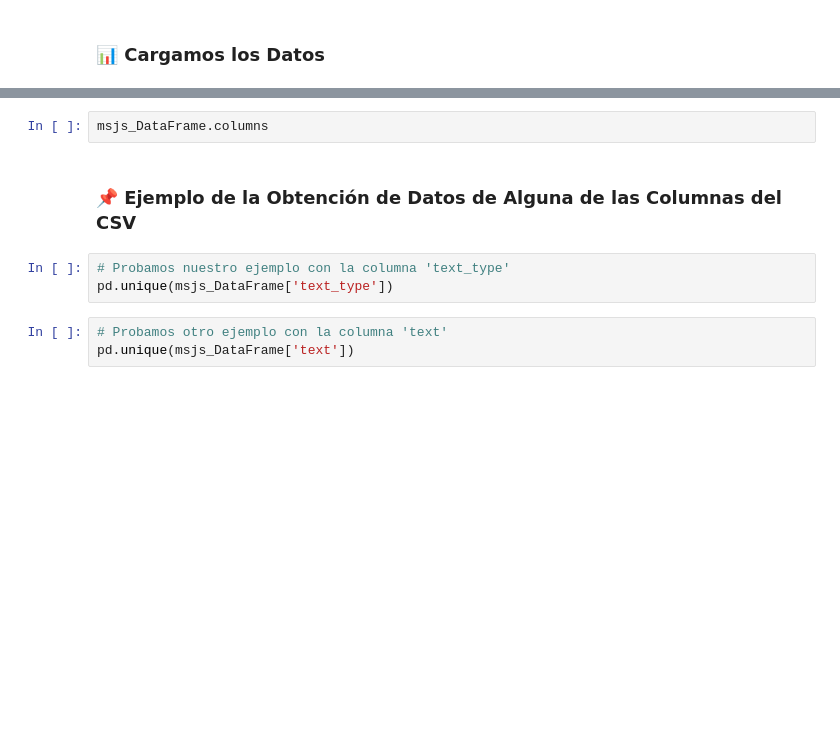
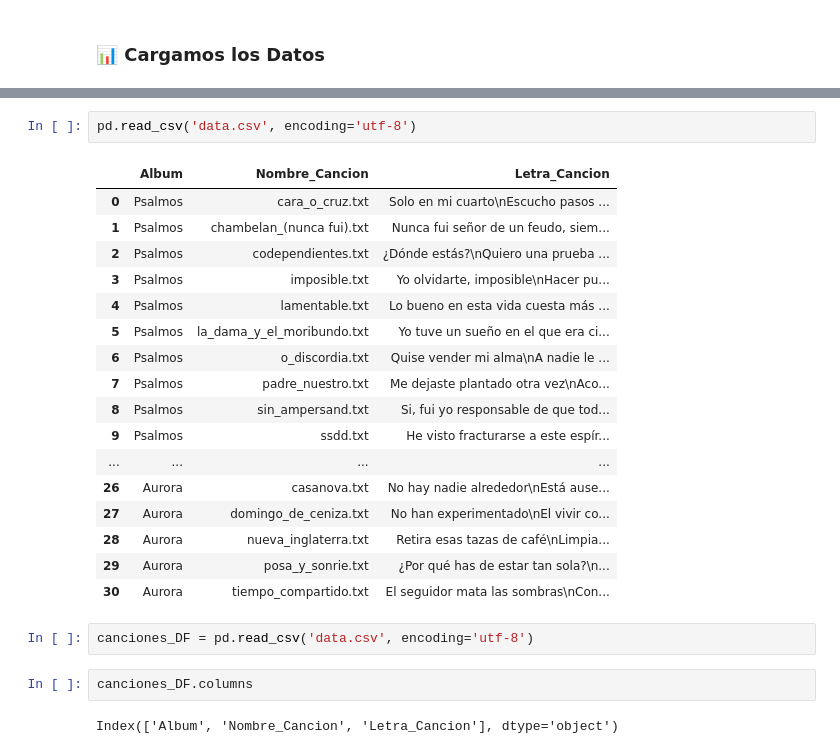
Before and after one commit to CarlosCastanon2099/Inteligencia-Artificial, a Jupyter notebook: Practicas/Practica-09/practica_09.ipynb, the cells around one changed output, grey strips where cells are left out. Saved outputs shown, nothing was run; the diff lists cells and outputs as text; blank space fills up the shorter version.

```diff
--- a/Practicas/Practica-09/practica_09.ipynb
+++ b/Practicas/Practica-09/practica_09.ipynb
@@ -109,10 +264,26 @@ msjs_DataFrame.dtypes
+# %%
+pd.read_csv('data.csv', encoding='utf-8')
+# %% [output]
+|  | Album | Nombre_Cancion | Letra_Cancion |
+| 0 | Psalmos | cara_o_cruz.txt | Solo en mi cuarto\nEscucho pasos ... |
+| 1 | Psalmos | chambelan_(nunca fui).txt | Nunca fui señor de un feudo, siem... |
+| 2 | Psalmos | codependientes.txt | ¿Dónde estás?\nQuiero una prueba ... |
+| 3 | Psalmos | imposible.txt | Yo olvidarte, imposible\nHacer pu... |
+| 4 | Psalmos | lamentable.txt | Lo bueno en esta vida cuesta más ... |
+| 5 | Psalmos | la_dama_y_el_moribundo.txt | Yo tuve un sueño en el que era ci... |
+| 6 | Psalmos | o_discordia.txt | Quise vender mi alma\nA nadie le ... |
+| 7 | Psalmos | padre_nuestro.txt | Me dejaste plantado otra vez\nAco... |
+| 8 | Psalmos | sin_ampersand.txt | Si, fui yo responsable de que tod... |
+| 9 | Psalmos | ssdd.txt | He visto fracturarse a este espír... |
+| ... | ... | ... | ... |
+| 26 | Aurora | casanova.txt | No hay nadie alrededor\nEstá ause... |
+| 27 | Aurora | domingo_de_ceniza.txt | No han experimentado\nEl vivir co... |
+| 28 | Aurora | nueva_inglaterra.txt | Retira esas tazas de café\nLimpia... |
+| 29 | Aurora | posa_y_sonrie.txt | ¿Por qué has de estar tan sola?\n... |
+| 30 | Aurora | tiempo_compartido.txt | El seguidor mata las sombras\nCon... |
+# %%
+canciones_DF = pd.read_csv('data.csv', encoding='utf-8')
 # %%
-msjs_DataFrame.columns
+canciones_DF.columns
+# %% [output]
+Index(['Album', 'Nombre_Cancion', 'Letra_Cancion'], dtype='object')
-# %% [markdown]
-### 📌 **Ejemplo de la Obtención de Datos de Alguna de las Columnas del CSV**
-# %%
-# Probamos nuestro ejemplo con la columna 'text_type'
-pd.unique(msjs_DataFrame['text_type'])
-# %%
-# Probamos otro ejemplo con la columna 'text'
-pd.unique(msjs_DataFrame['text'])
```
Also changed, not shown: parts of 19 cells of this notebook, 1 other file.
